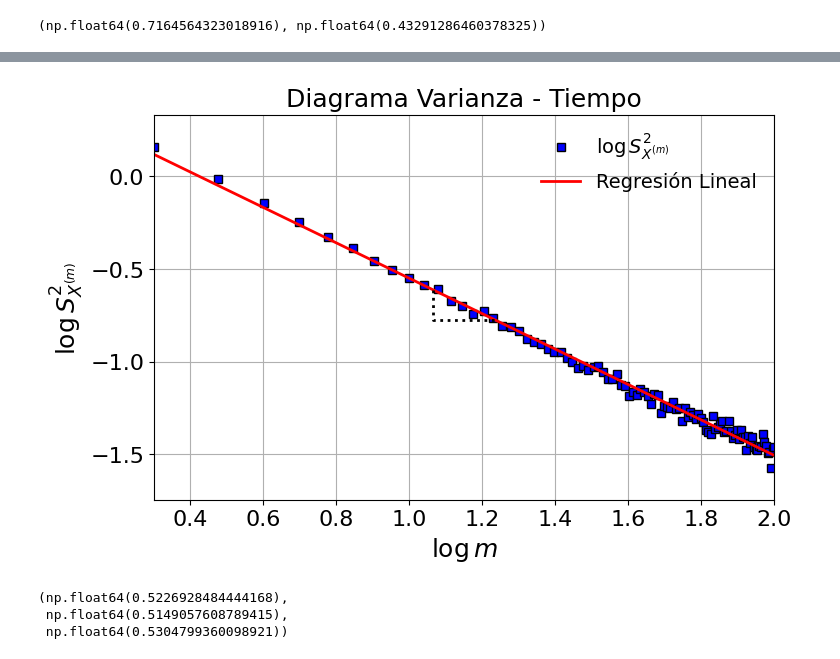
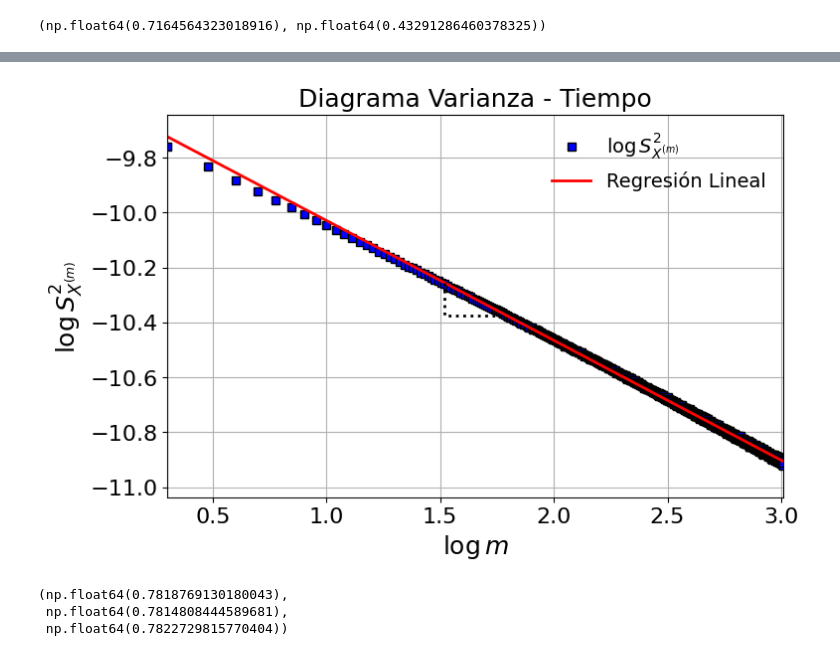
Before and after one commit to aalejoz25/LRD_y_multifractales, a Jupyter notebook: code.ipynb, the cells around one changed output, grey strips where cells are left out. Drawn from its saved outputs; the diff is of its cells as text; code cells hidden in the pictures.

```diff
--- a/code.ipynb
+++ b/code.ipynb
@@ -569,0 +789,6 @@ LD(muestras)
+# %%
+x = 20
+N = 2**x
+H= 0.8
+serie = FBM(n=N-1, hurst=H, length=1, method='daviesharte').fbm()
+seriediff = np.diff(serie)
@@ -570,7 +811,7 @@ LD(muestras)
 # %%
-vt(muestras)
+vt(serie)
 # %% [output]
-[figure, old version]
+[figure, new version]
-(np.float64(0.5226928484444168),
- np.float64(0.5149057608789415),
- np.float64(0.5304799360098921))
+(np.float64(0.7818769130180043),
+ np.float64(0.7814808444589681),
+ np.float64(0.7822729815770404))
```
Also changed, not shown: parts of 28 cells of this notebook, 1 other file.
